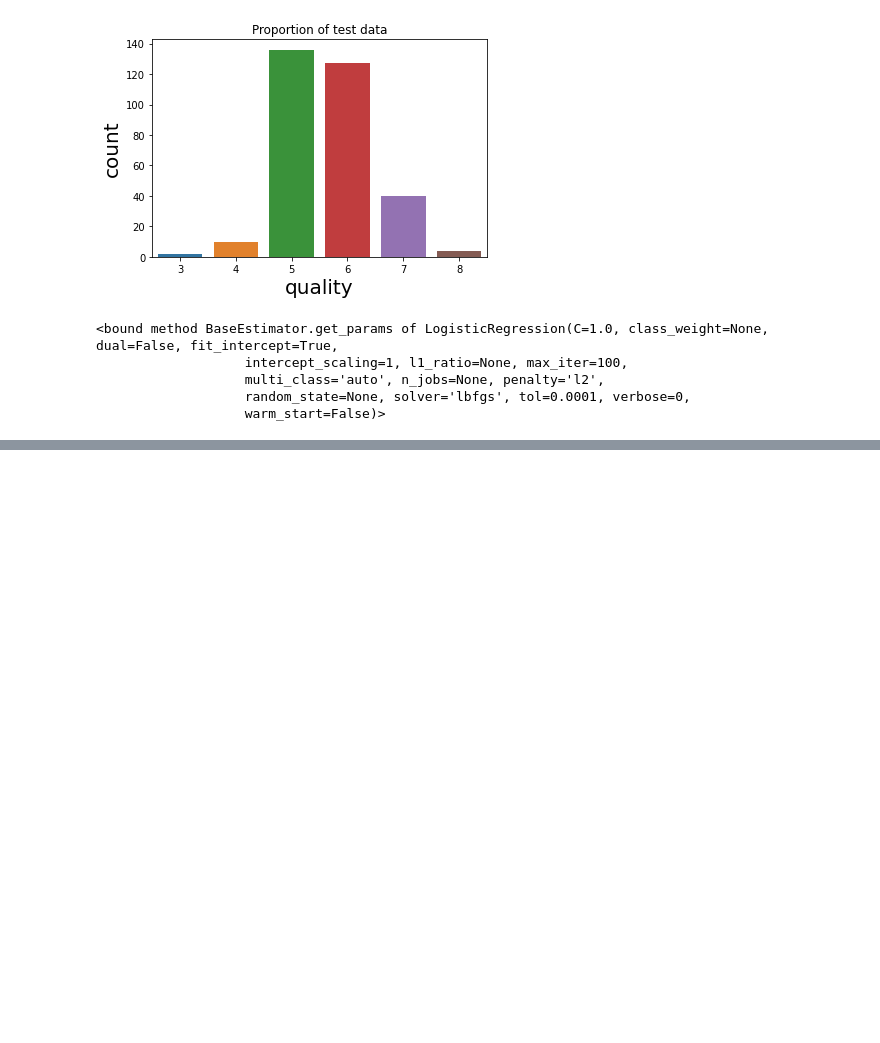
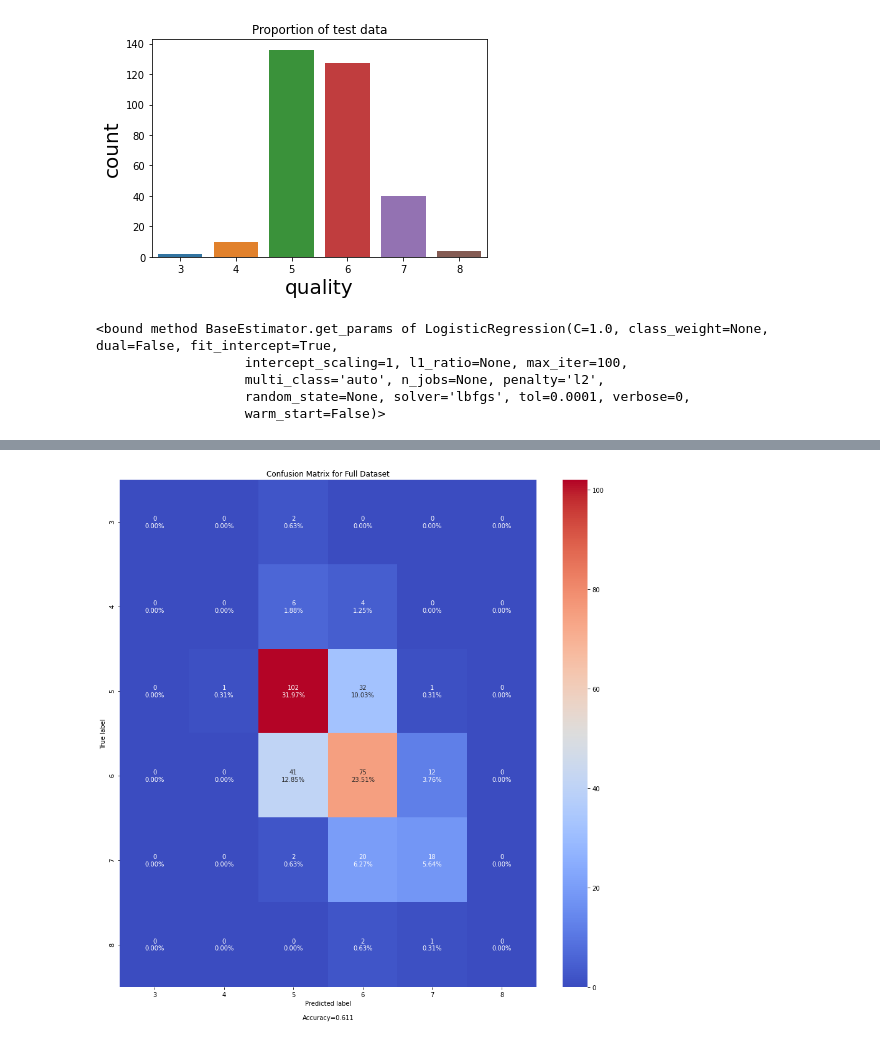
Before and after one commit to yudhiesh/RedWineQuality, a Jupyter notebook: LR.ipynb, the cells around one changed output, grey strips where cells are left out. Drawn from its saved outputs; the diff is of its cells as text; code cells hidden in the pictures; blank space fills up the shorter version.

```diff
--- a/LR.ipynb
+++ b/LR.ipynb
@@ -59,0 +115,2 @@ for f, (t_,v_) in enumerate(kf.split(X=df, y=y)):
+# %%
+df2_train, df2_test = kfold(dataframe=df2)
@@ -62,6 +127,11 @@ X_train = df_train.drop("quality", axis = 1).values
 X_test = df_test.drop("quality", axis = 1).values
 y_train = df_train["quality"].values
 y_test = df_test["quality"].values
+# %%
+X2_train = df2_train.drop("quality", axis = 1).values
+X2_test = df2_test.drop("quality", axis = 1).values
+y2_train = df2_train["quality"].values
+y2_test = df2_test["quality"].values
 # %%
 # Split data into k fold = 5
 def plot_distribution(df, title):
@@ -188,3 +258,12 @@ logreg.get_params
                    multi_class='auto', n_jobs=None, penalty='l2',
                    random_state=None, solver='lbfgs', tol=0.0001, verbose=0,
                    warm_start=False)>
+# %%
+logreg_cv_full = GridSearchCV(estimator=logreg,
+                     param_grid=grid,
+                     scoring=scoring,
+                     cv=5,
+                     refit='roc_auc_ovr',
+                     n_jobs=-1)
+# %%
+logreg_cv_full.fit(X2_train,y2_train)
@@ -235,0 +351,14 @@ make_confusion_matrix(cm,
+# %%
+lr_pred2 = logreg_cv_full.predict(X2_test)
+cm = confusion_matrix(y2_test, lr_pred2)
+
+labels = ['True Neg','False Pos','False Neg','True Pos']
+categories = ['3', '4', '5', '6', '7', '8']
+make_confusion_matrix(cm,
+                      group_names=labels,
+                      categories=categories,
+                      cmap='coolwarm',
+                      figsize=(15,15),
+                      title="Confusion Matrix for Full Dataset")
+# %% [output]
+[figure, added]
```
Also changed, not shown: parts of 15 cells of this notebook.
